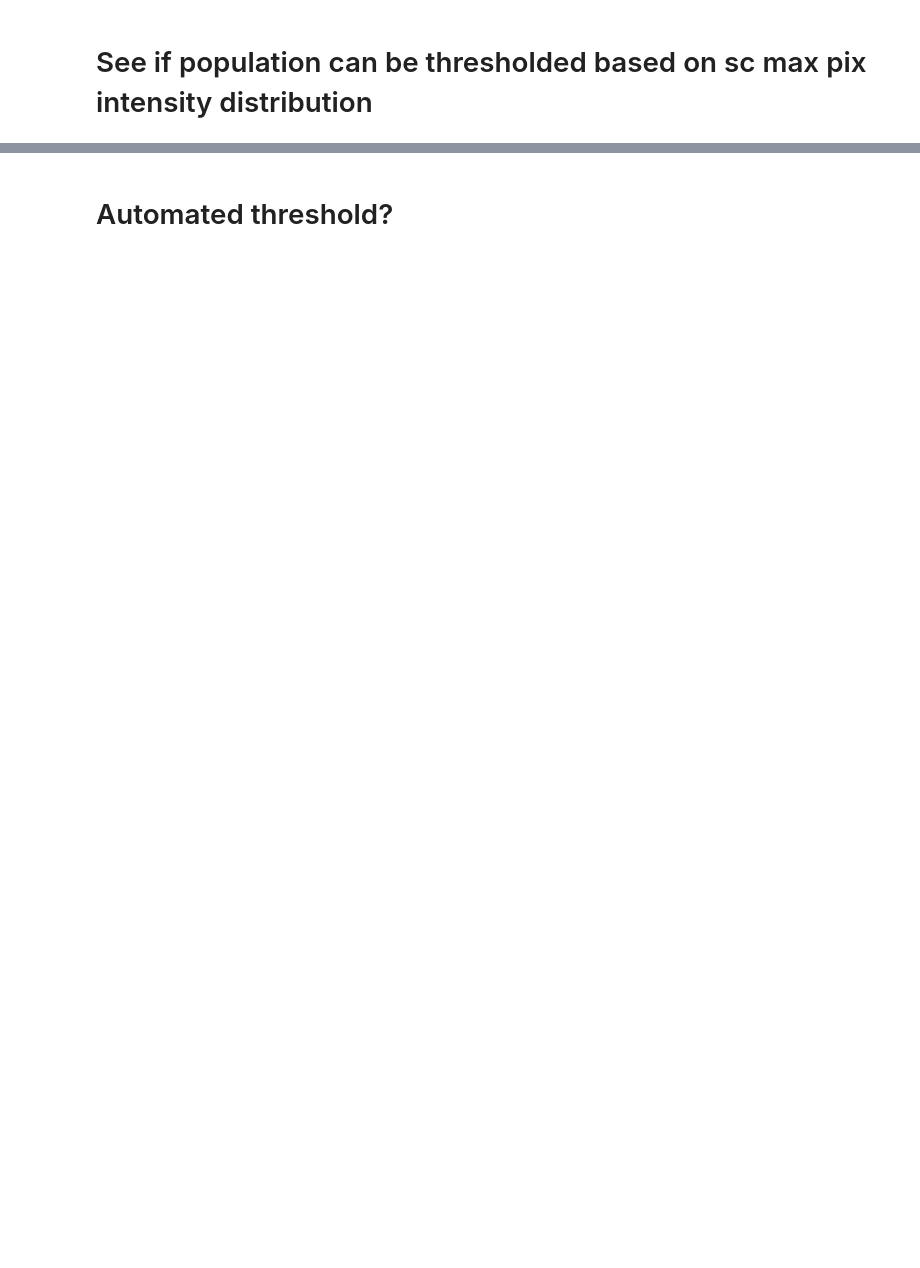
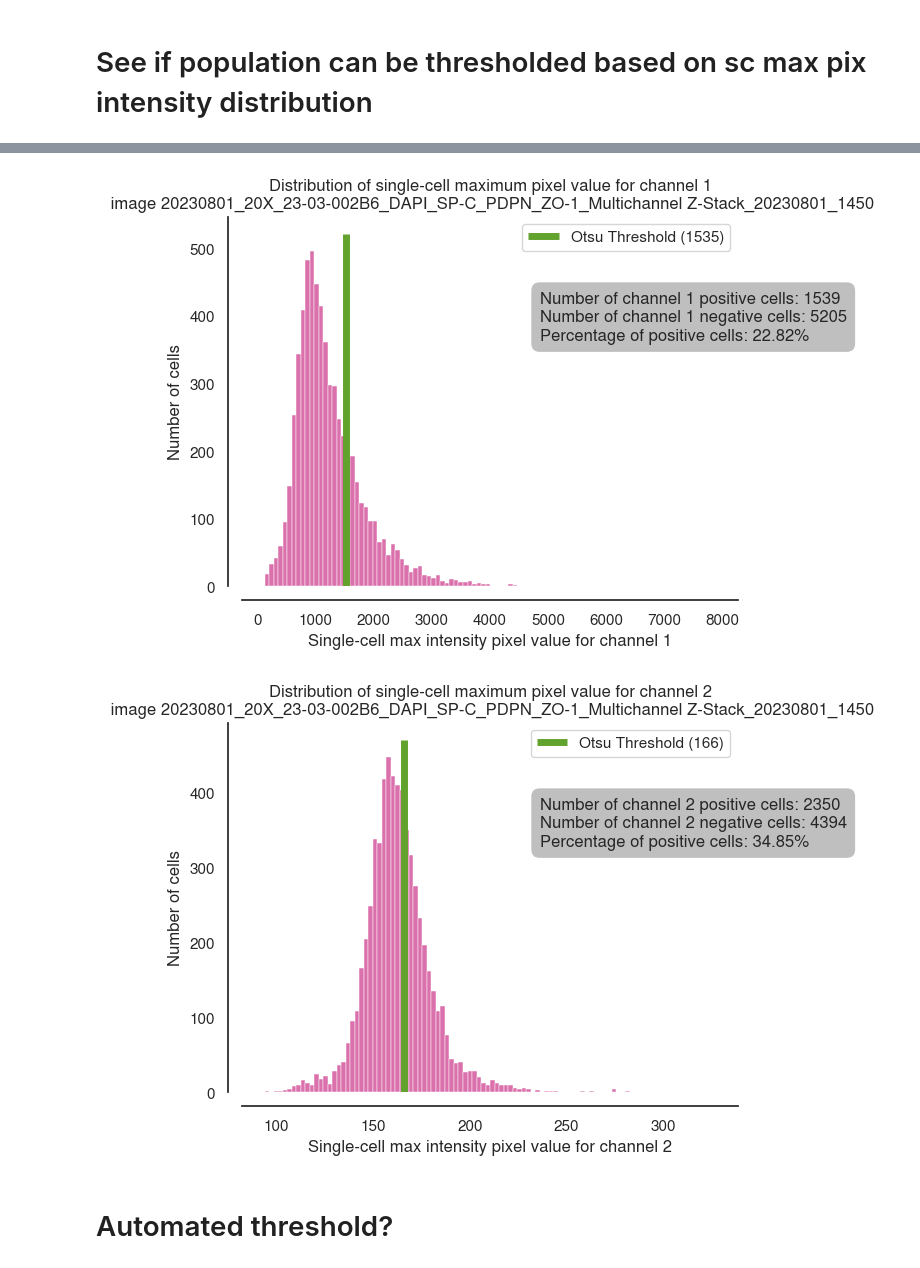
Before and after one commit to nthndy/homuncu_loc, a Jupyter notebook: thresholding_and_quantification/speed_thresholding_quantification.ipynb, the cells around one changed output, grey strips where cells are left out. Cells and saved outputs as stored; diff of their text form; code cells hidden in the pictures; blank space fills up the shorter version.

```diff
--- a/thresholding_and_quantification/speed_thresholding_quantification.ipynb
+++ b/thresholding_and_quantification/speed_thresholding_quantification.ipynb
@@ -85,0 +120,23 @@ plot_single_cell_intensities(tracks, channel, threshold, image_fn, save = save,
+# %%
+# for channel in [1,2]:# Example usage:
+otsu = True
+save = True#True
+channel = 1
+intensities = [np.max(t.properties['mean_intensity'][:, channel]) for t in tracks if np.isfinite(np.max(t.properties['mean_intensity'][:, channel]))]
+intensities_array = np.array(intensities)
+threshold = int(calculate_otsu_threshold(intensities_array))
+# Example usage:
+plot_single_cell_intensities(tracks, channel, threshold, image_fn, save = save, otsu = otsu)
+
+channel = 2
+intensities = [np.max(t.properties['mean_intensity'][:, channel]) for t in tracks if np.isfinite(np.max(t.properties['mean_intensity'][:, channel]))]
+intensities_array = np.array(intensities)
+threshold = int(calculate_otsu_threshold(intensities_array))
+# Example usage:
+plot_single_cell_intensities(tracks, channel, threshold, image_fn,
+                             # range = (0,5000),
+                             save = save, otsu = otsu,
+                            remove_outliers=False)
+# %% [output]
+[figure, added]
+[figure, added]
```
Also changed, not shown: parts of 10 cells of this notebook, 1 other file.
